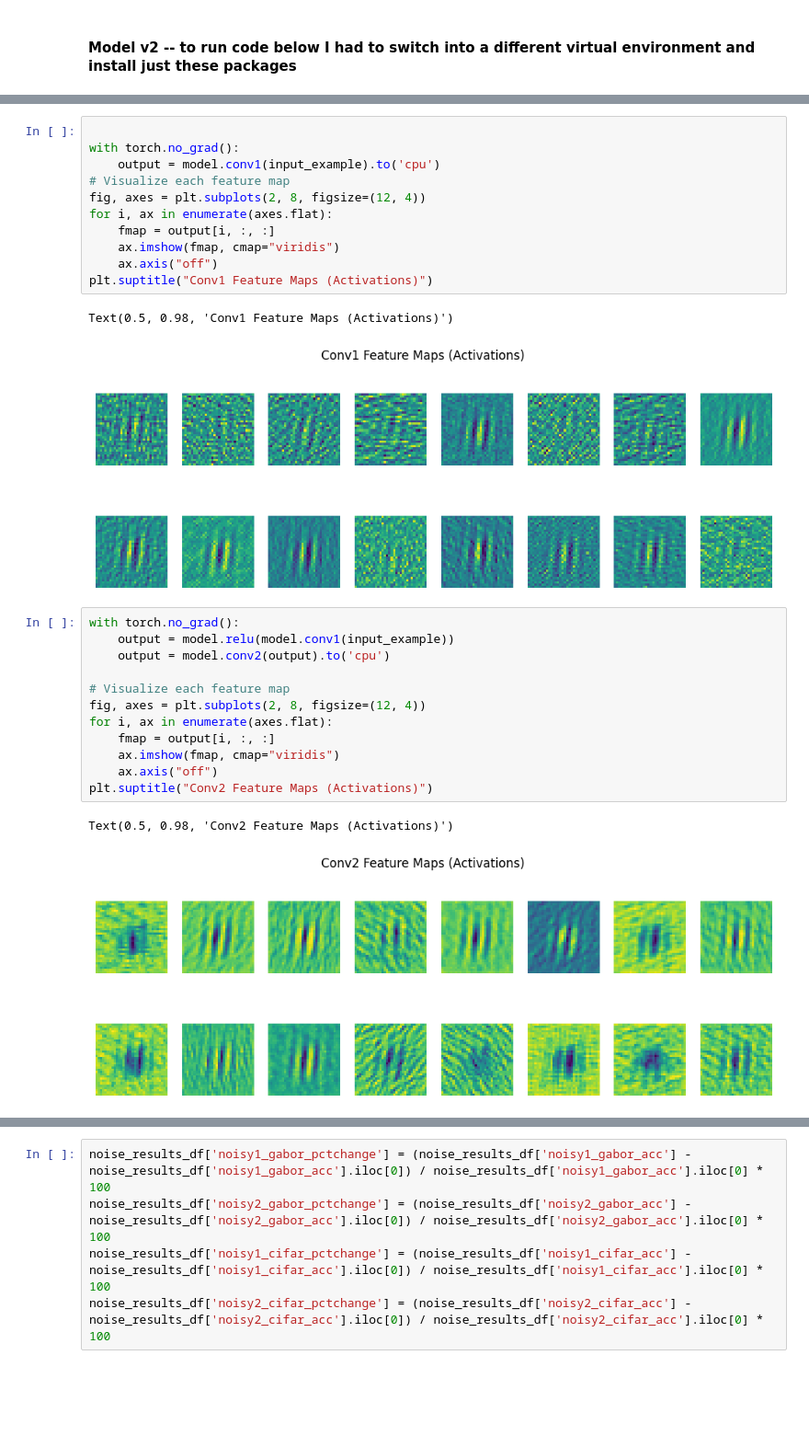
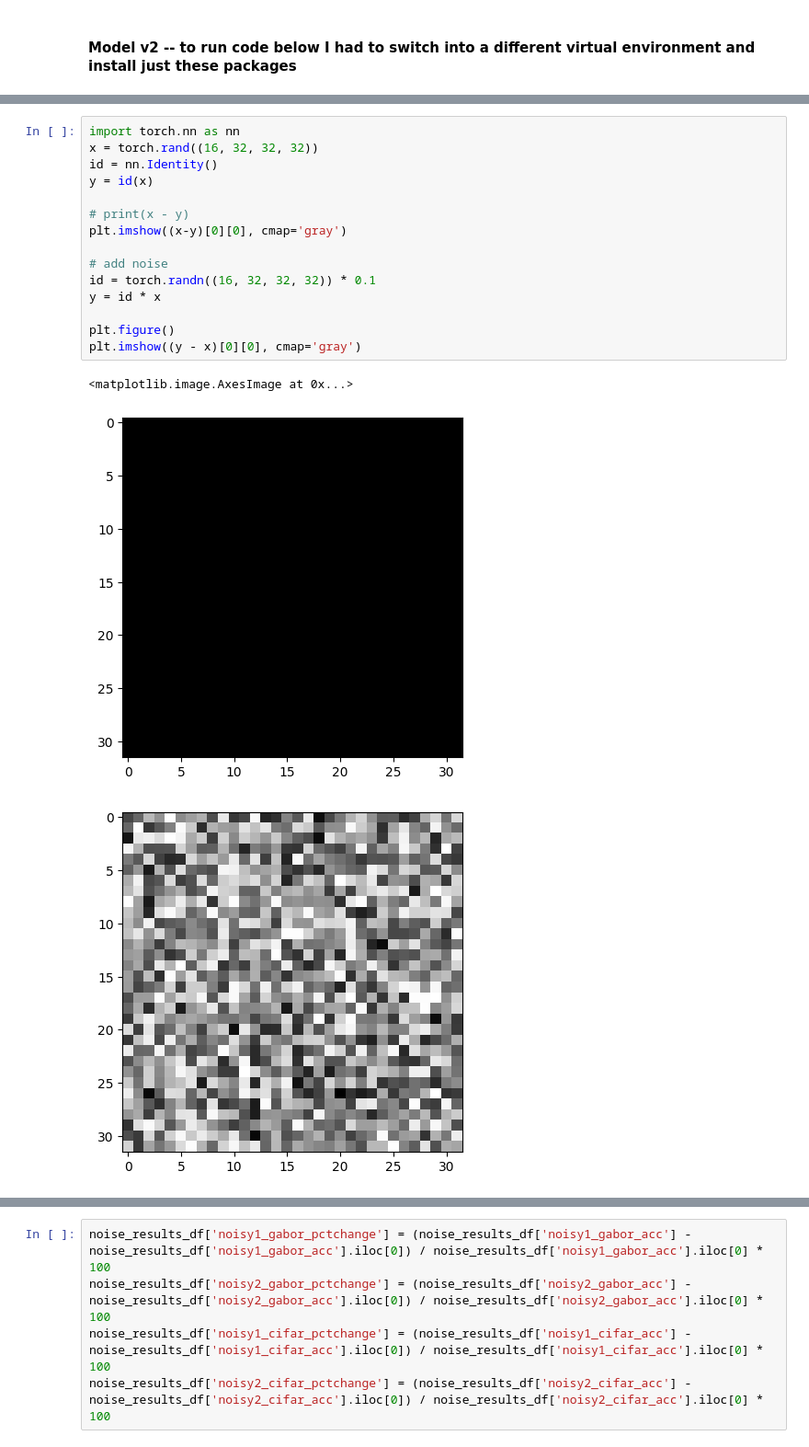
Before and after one commit to sherafatia/v1dd-public, a Jupyter notebook: notebooks/modeling.ipynb, the cells around one changed output, grey strips where cells are left out. Shown at 92% size. Saved outputs shown, nothing was run; the diff lists cells and outputs as text; blank space fills up the shorter version.

```diff
--- a/notebooks/modeling.ipynb
+++ b/notebooks/modeling.ipynb
@@ -223,32 +183,22 @@ plt.imshow(input_example[0, :, :].cpu(), cmap="gray")
-# %%
-
-with torch.no_grad():
-    output = model.conv1(input_example).to('cpu')
-# Visualize each feature map
-fig, axes = plt.subplots(2, 8, figsize=(12, 4))
-for i, ax in enumerate(axes.flat):
-    fmap = output[i, :, :]
-    ax.imshow(fmap, cmap="viridis")
-    ax.axis("off")
-plt.suptitle("Conv1 Feature Maps (Activations)")
-# %% [output]
-Text(0.5, 0.98, 'Conv1 Feature Maps (Activations)')
-[figure, removed]
-# %%
-with torch.no_grad():
-    output = model.relu(model.conv1(input_example))
-    output = model.conv2(output).to('cpu')
-
-# Visualize each feature map
-fig, axes = plt.subplots(2, 8, figsize=(12, 4))
-for i, ax in enumerate(axes.flat):
-    fmap = output[i, :, :]
-    ax.imshow(fmap, cmap="viridis")
-    ax.axis("off")
-plt.suptitle("Conv2 Feature Maps (Activations)")
-# %% [output]
-Text(0.5, 0.98, 'Conv2 Feature Maps (Activations)')
-[figure, removed]
+# %%
+import torch.nn as nn
+x = torch.rand((16, 32, 32, 32))
+id = nn.Identity()
+y = id(x)
+
+# print(x - y)
+plt.imshow((x-y)[0][0], cmap='gray')
+
+# add noise
+id = torch.randn((16, 32, 32, 32)) * 0.1
+y = id * x
+
+plt.figure()
+plt.imshow((y - x)[0][0], cmap='gray')
+# %% [output]
+<matplotlib.image.AxesImage at 0x...>
+[figure, added]
+[figure, added]
 # %%
 noise_results = {
     'noise_level': [],
```
Also changed, not shown: parts of 17 cells of this notebook, 1 other file.
